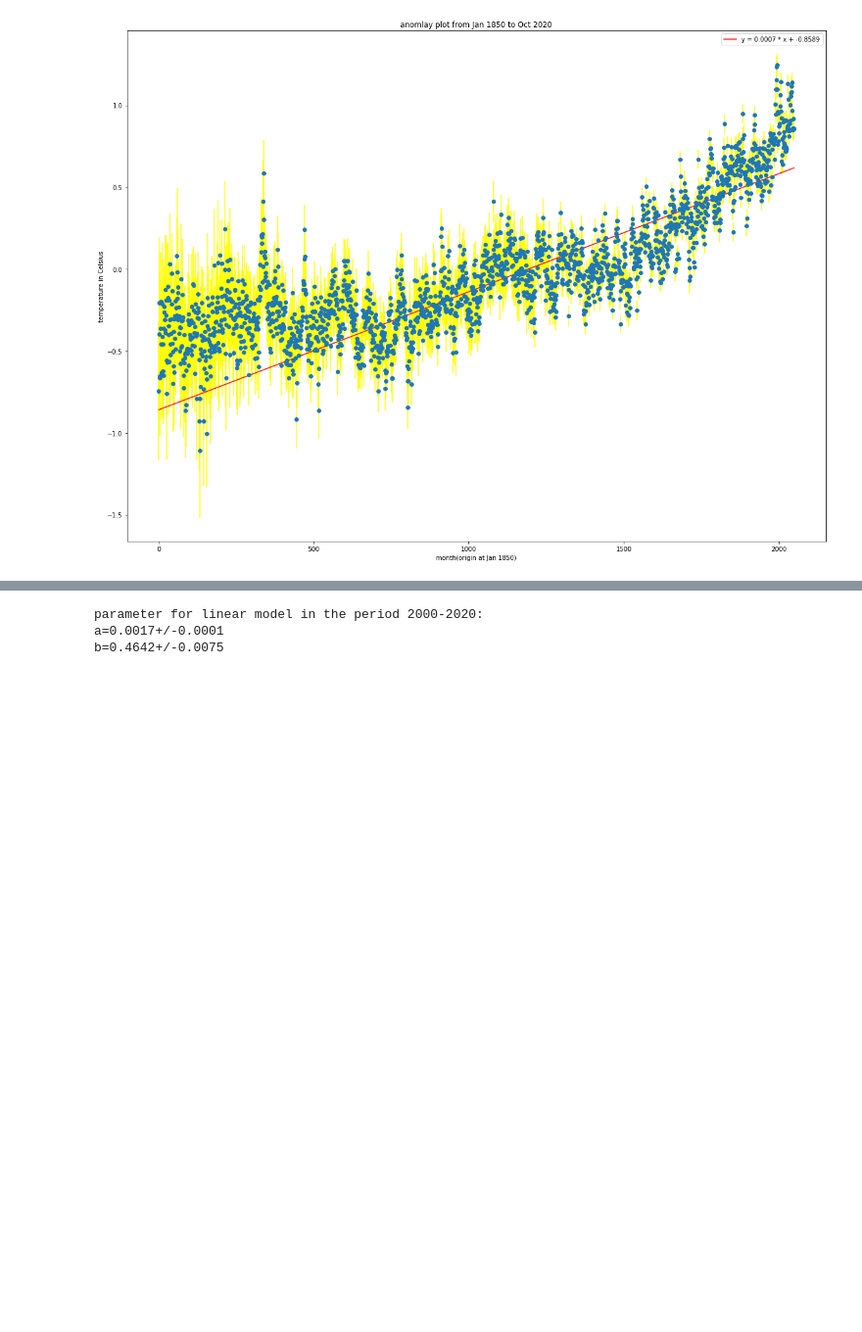
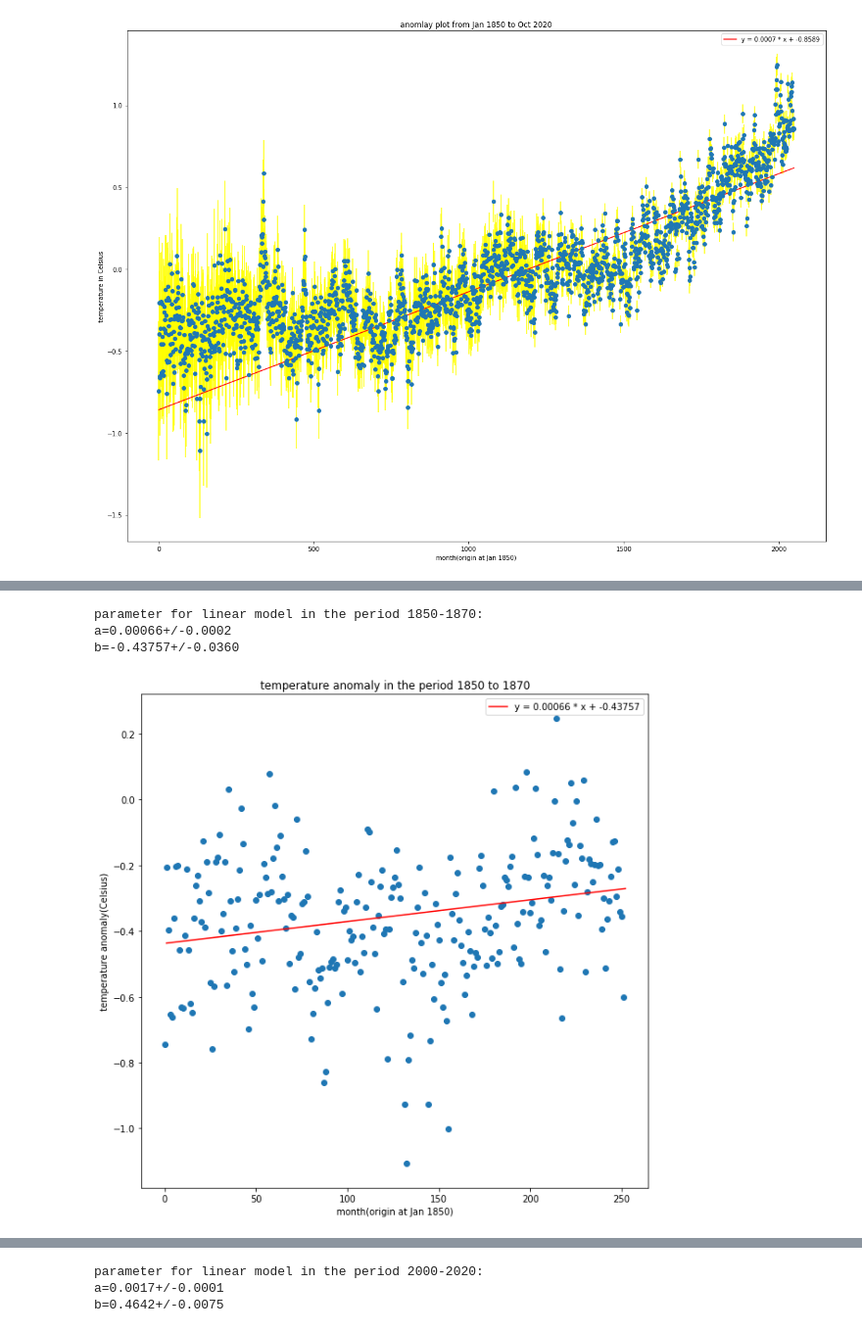
Before and after one commit to randywangberkeley/Physics77GroupProject, a Jupyter notebook: data analysis.ipynb, the cells around one changed output, grey strips where cells are left out. Shown at 98% size. Cells and saved outputs as stored; diff of their text form; code cells hidden in the pictures; blank space fills up the shorter version.

```diff
--- a/data analysis.ipynb
+++ b/data analysis.ipynb
@@ -114,0 +133,31 @@ correlation coefficient = 0.82143
+# %%
+#extract data from 1850 to 1870
+y_m_mon = np.concatenate([y_m, mon], axis = 1)
+temp1 = y_m_mon[y_m_mon[:,0] >= 1850, :] #data from 1800
+temp_p1 = temp1[temp1[:,0] <= 1870, :]
+plt.figure(figsize = (10,10))
+plt.scatter(range(len(temp_p1)) ,temp_p1[:, 2])
+plt.title("temperature anomaly in the period 1850 to 1870")
+plt.xlabel("month(origin at Jan 1850)")
+plt.ylabel("temperature anomaly(Celsius)")
+
+
+xdata = range(len(temp_p1))
+ydata = temp_p1[:,2]
+sigma = temp_p1[:,3]
+#use linear model
+par, cov = fitter.curve_fit(l_model, xdata, ydata, p0=par0, sigma=sigma, absolute_sigma=True)
+print("parameter for linear model in the period 1850-1870:")
+print ('a={0:6.5f}+/-{1:5.4f}'.format(par[0],np.sqrt(cov[0,0])))
+print ('b={0:6.5f}+/-{1:5.4f}'.format(par[1],np.sqrt(cov[1,1])), "\n")
+
+x = np.linspace(1, len(temp_p1), 500)
+y = l_model(x, *par)
+plt.plot(x, y, "r", label = "y = {:.5f} * x + {:.5f}".format(*par))
+plt.legend()
+plt.show()
+# %% [output]
+parameter for linear model in the period 1850-1870:
+a=0.00066+/-0.0002
+b=-0.43757+/-0.0360
+[figure, added]
```
Also changed, not shown: parts of 18 cells of this notebook.
